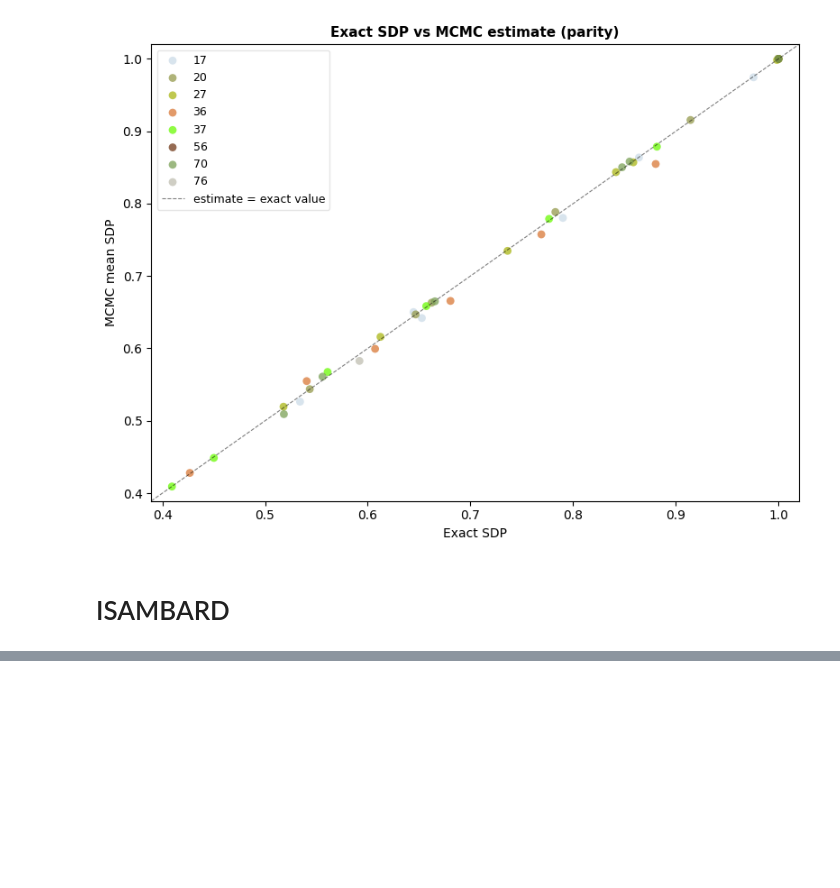
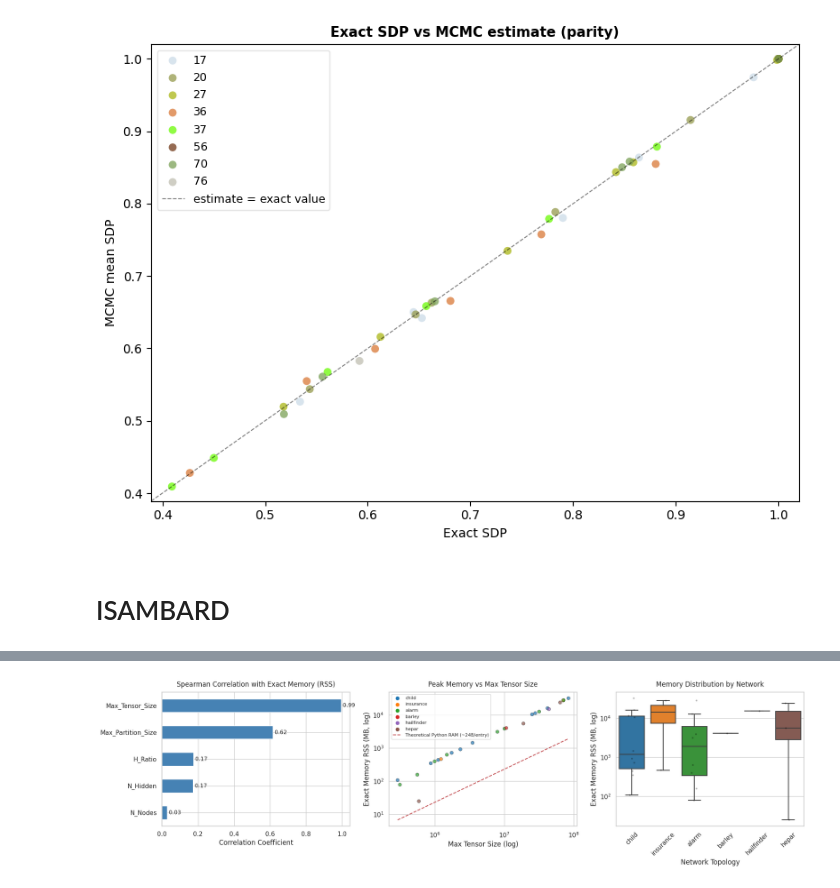
Before and after one commit to jpafcampos/explaining-BNs, a Jupyter notebook: src/benchmark_results_analysis.ipynb, the cells around one changed output, grey strips where cells are left out. Cells and saved outputs as stored; diff of their text form; code cells hidden in the pictures; blank space fills up the shorter version.

```diff
--- a/src/benchmark_results_analysis.ipynb
+++ b/src/benchmark_results_analysis.ipynb
@@ -627,0 +758,76 @@ plt.show()
+# %%
+import numpy as np
+import matplotlib.pyplot as plt
+import seaborn as sns
+from scipy.stats import spearmanr
+
+df = df.dropna(subset=['Exact_Mem_MB_RSS', 'Max_Tensor_Size'])
+
+# Filter out absolute zero memory if any exist (helps with log scales)
+df = df[df['Exact_Mem_MB_RSS'] > 0]
+
+# 2. Statistical Correlation (Spearman handles exponential relationships well)
+features = ['Max_Tensor_Size', 'Max_Partition_Size', 'N_Hidden', 'H_Ratio', 'N_Nodes']
+correlations = {}
+for feat in features:
+    # Check if column exists and has variance
+    if feat in df.columns and df[feat].nunique() > 1:
+        corr, p_val = spearmanr(df[feat], df['Exact_Mem_MB_RSS'])
+        correlations[feat] = corr
+
+# Sort by absolute correlation
+corr_series = pd.Series(correlations).sort_values(ascending=True)
+
+# 3. Setup Plotting
+sns.set_theme(style="whitegrid")
+fig = plt.figure(figsize=(18, 5))
+
+# ── Panel 1: Feature Importance (Correlation) ─────────
+ax1 = plt.subplot(1, 3, 1)
+colors = ['steelblue' if val > 0 else 'indianred' for val in corr_series.values]
+corr_series.plot(kind='barh', color=colors, ax=ax1)
+ax1.set_title('Spearman Correlation with Exact Memory (RSS)', fontsize=12, pad=10)
+ax1.set_xlabel('Correlation Coefficient')
+for i, v in enumerate(corr_series.values):
+    ax1.text(v, i, f" {v:.2f}", va='center', fontsize=10)
+
+# ── Panel 2: Memory vs Max Tensor Size ─────────
+ax2 = plt.subplot(1, 3, 2)
+networks = df['Network'].unique()
+palette = sns.color_palette("tab10", len(networks))
+
+sns.scatterplot(data=df, x='Max_Tensor_Size', y='Exact_Mem_MB_RSS',
+                hue='Network', palette=palette, alpha=0.7, edgecolor='k', ax=ax2)
+
+# Theoretical RAM line (Assuming 64-bit floats -> 8 bytes per entry)
+# Plus ~3x overhead for Python objects, indices, and pgmpy Factor structures
+x_vals = np.linspace(df['Max_Tensor_Size'].min(), df['Max_Tensor_Size'].max(), 100)
+y_vals_theoretical = (x_vals * 8 * 3) / (1024 * 1024)  # Convert bytes to MB
+ax2.plot(x_vals, y_vals_theoretical, 'r--', label='Theoretical Python RAM (~24B/entry)')
+
+ax2.set_xscale('log')
+ax2.set_yscale('log')
+ax2.set_title('Peak Memory vs Max Tensor Size', fontsize=12, pad=10)
+ax2.set_xlabel('Max Tensor Size (log)')
+ax2.set_ylabel('Exact Memory RSS (MB, log)')
+ax2.legend(fontsize=8)
+
+# ── Panel 3: Memory Density by Network Type ─────────
+ax3 = plt.subplot(1, 3, 3)
+sns.boxplot(data=df, x='Network', y='Exact_Mem_MB_RSS',
+            palette=palette, ax=ax3, showfliers=False)
+sns.stripplot(data=df, x='Network', y='Exact_Mem_MB_RSS',
+                color='black', alpha=0.3, size=3, jitter=True, ax=ax3)
+
+ax3.set_yscale('log')
+ax3.set_title('Memory Distribution by Network', fontsize=12, pad=10)
+ax3.set_xlabel('Network Topology')
+ax3.set_ylabel('Exact Memory RSS (MB, log)')
+ax3.tick_params(axis='x', rotation=45)
+
+plt.tight_layout()
+#plt.savefig('exact_memory_analysis.png', dpi=150, bbox_inches='tight')
+plt.show()
+plt.close()
+# %% [output]
+[figure, added]
```
Also changed, not shown: parts of 18 cells of this notebook, 13 other files.
